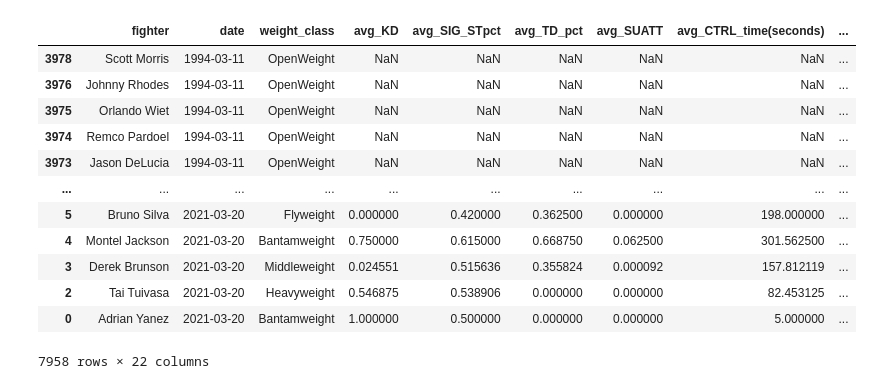
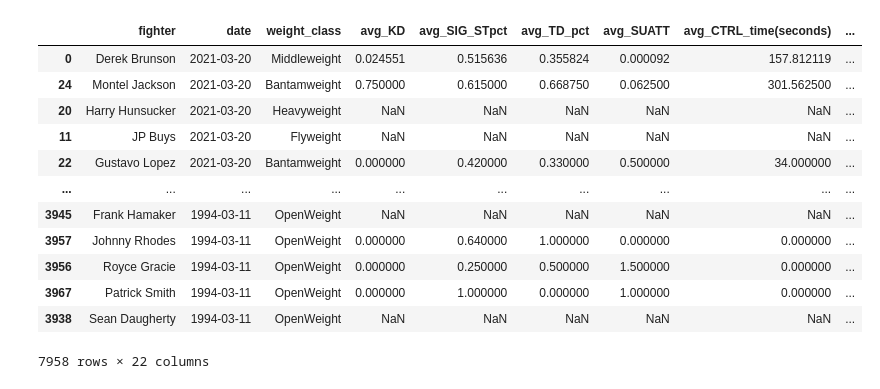
Before and after one commit to mel518/project-4, a Jupyter notebook: fighter_stats.ipynb, the cells around one changed output. Cells and saved outputs as stored; diff of their text form; code cells hidden in the pictures.

```diff
--- a/fighter_stats.ipynb
+++ b/fighter_stats.ipynb
@@ -3,7 +3,7 @@ import sys
 import pymongo
 import pandas as pd
 # %%
-myclient = pymongo.MongoClient("mongodb+srv://mel518:databasepass@testtrain.ppavz.mongodb.net/?retryWrites=true&w=majority")
+myclient = pymongo.MongoClient("mongodb+srv://mel518:databasepass@TestTrain.ppavz.mongodb.net/Project4?retryWrites=true&w=majority")
 mydb = myclient["Project4"]
 mycol = mydb["Data"]
 
@@ -274,22 +297,22 @@ with pd.option_context("display.max_columns", None):
 # %%
 fighter_stats = dfunion[['fighter','date','weight_class','avg_KD','avg_SIG_STpct','avg_TD_pct',
 'avg_SUATT','avg_CTRL_time(seconds)','wins','losses','draw','win_by_Decision_Majority',
 'win_by_Decision_Split','win_by_Decision_Unanimous','win_by_KO/TKO','win_by_Submission',
 'win_by_TKO_Doctor_Stoppage','Stance','Height_cms','Reach_cms','Weight_lbs','age']]
 fighter_stats['fighter'].nunique()
-fighter_stats.sort_values('date')
+fighter_stats.sort_values('date', ascending=False)
 # %% [output]
 |  | fighter | date | weight_class | avg_KD | avg_SIG_STpct | avg_TD_pct | avg_SUATT | avg_CTRL_time(seconds) | ... |
-| 3978 | Scott Morris | 1994-03-11 | OpenWeight | NaN | NaN | NaN | NaN | NaN | ... |
-| 3976 | Johnny Rhodes | 1994-03-11 | OpenWeight | NaN | NaN | NaN | NaN | NaN | ... |
-| 3975 | Orlando Wiet | 1994-03-11 | OpenWeight | NaN | NaN | NaN | NaN | NaN | ... |
-| 3974 | Remco Pardoel | 1994-03-11 | OpenWeight | NaN | NaN | NaN | NaN | NaN | ... |
-| 3973 | Jason DeLucia | 1994-03-11 | OpenWeight | NaN | NaN | NaN | NaN | NaN | ... |
+| 0 | Derek Brunson | 2021-03-20 | Middleweight | 0.024551 | 0.515636 | 0.355824 | 0.000092 | 157.812119 | ... |
+| 24 | Montel Jackson | 2021-03-20 | Bantamweight | 0.750000 | 0.615000 | 0.668750 | 0.062500 | 301.562500 | ... |
+| 20 | Harry Hunsucker | 2021-03-20 | Heavyweight | NaN | NaN | NaN | NaN | NaN | ... |
+| 11 | JP Buys | 2021-03-20 | Flyweight | NaN | NaN | NaN | NaN | NaN | ... |
+| 22 | Gustavo Lopez | 2021-03-20 | Bantamweight | 0.000000 | 0.420000 | 0.330000 | 0.500000 | 34.000000 | ... |
 | ... | ... | ... | ... | ... | ... | ... | ... | ... | ... |
-| 5 | Bruno Silva | 2021-03-20 | Flyweight | 0.000000 | 0.420000 | 0.362500 | 0.000000 | 198.000000 | ... |
-| 4 | Montel Jackson | 2021-03-20 | Bantamweight | 0.750000 | 0.615000 | 0.668750 | 0.062500 | 301.562500 | ... |
-| 3 | Derek Brunson | 2021-03-20 | Middleweight | 0.024551 | 0.515636 | 0.355824 | 0.000092 | 157.812119 | ... |
-| 2 | Tai Tuivasa | 2021-03-20 | Heavyweight | 0.546875 | 0.538906 | 0.000000 | 0.000000 | 82.453125 | ... |
-| 0 | Adrian Yanez | 2021-03-20 | Bantamweight | 1.000000 | 0.500000 | 0.000000 | 0.000000 | 5.000000 | ... |
+| 3945 | Frank Hamaker | 1994-03-11 | OpenWeight | NaN | NaN | NaN | NaN | NaN | ... |
+| 3957 | Johnny Rhodes | 1994-03-11 | OpenWeight | 0.000000 | 0.640000 | 1.000000 | 0.000000 | 0.000000 | ... |
+| 3956 | Royce Gracie | 1994-03-11 | OpenWeight | 0.000000 | 0.250000 | 0.500000 | 1.500000 | 0.000000 | ... |
+| 3967 | Patrick Smith | 1994-03-11 | OpenWeight | 0.000000 | 1.000000 | 0.000000 | 1.000000 | 0.000000 | ... |
+| 3938 | Sean Daugherty | 1994-03-11 | OpenWeight | NaN | NaN | NaN | NaN | NaN | ... |
 7958 rows × 22 columns
 # %%
```
Also changed, not shown: parts of 14 cells of this notebook, 4 other files.
